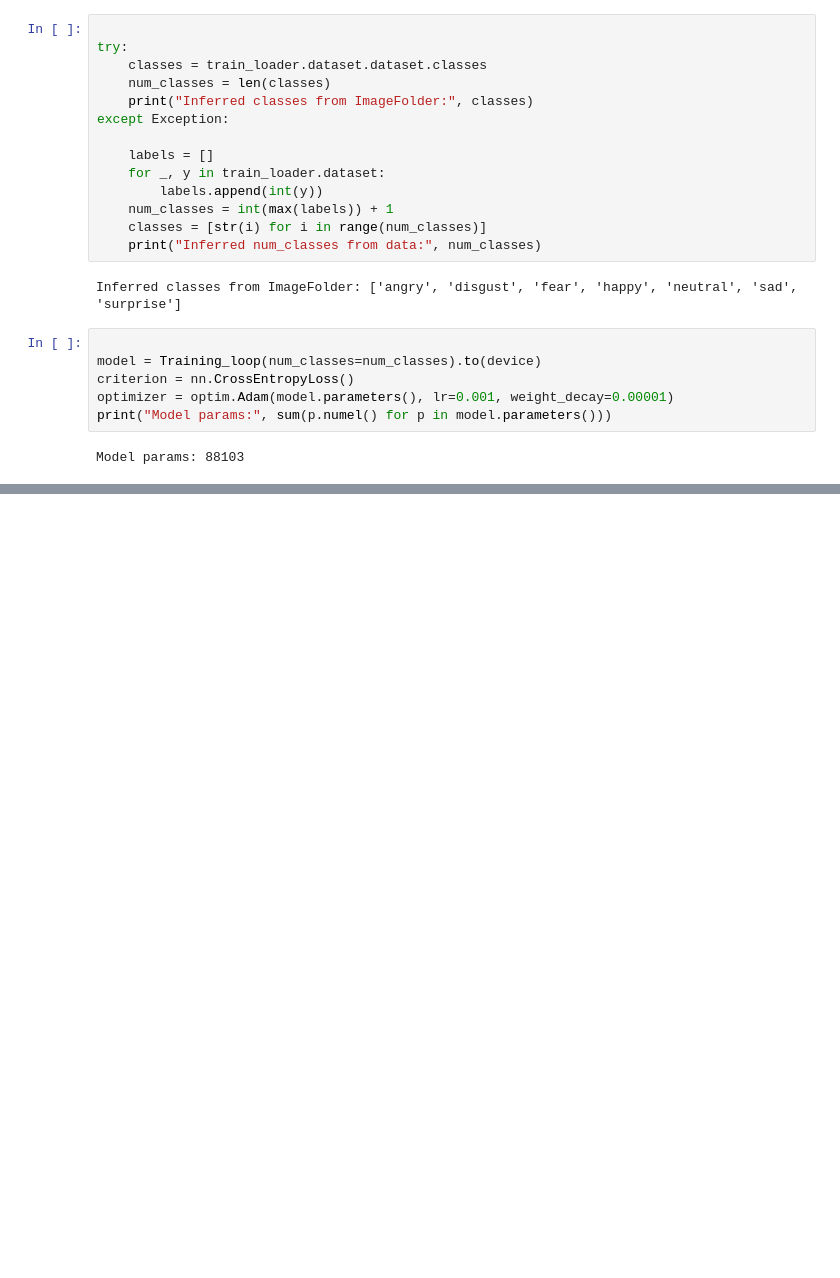
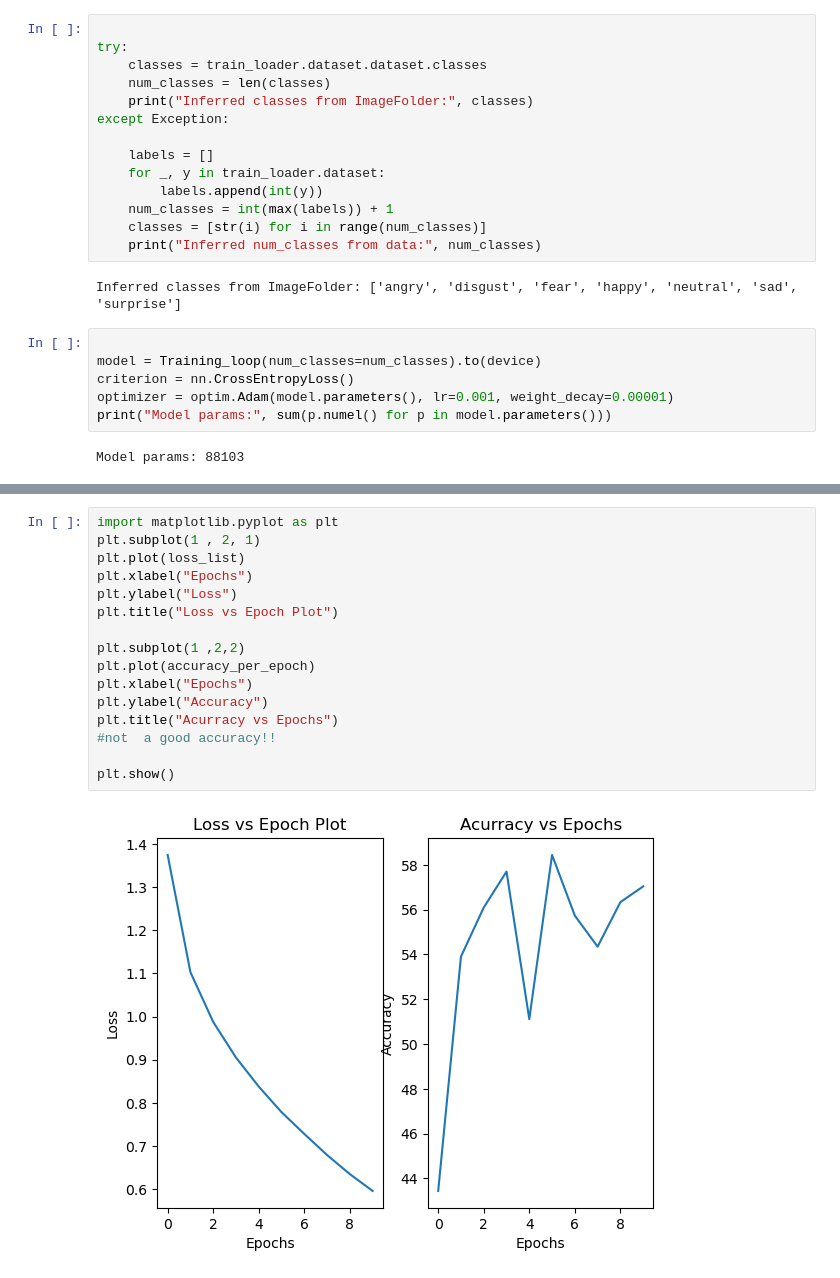
Before and after one commit to lolshark99/Project-Trial-first, a Jupyter notebook: Video_tut.ipynb, the cells around one changed output, grey strips where cells are left out. Saved outputs shown, nothing was run; the diff lists cells and outputs as text; blank space fills up the shorter version.

```diff
--- a/Video_tut.ipynb
+++ b/Video_tut.ipynb
@@ -273,0 +271,18 @@ tensor([4, 5, 0, 3, 4, 3, 0, 5, 4, 2])
+# %%
+import matplotlib.pyplot as plt
+plt.subplot(1 , 2, 1)
+plt.plot(loss_list)
+plt.xlabel("Epochs")
+plt.ylabel("Loss")
+plt.title("Loss vs Epoch Plot")
+
+plt.subplot(1 ,2,2)
+plt.plot(accuracy_per_epoch)
+plt.xlabel("Epochs")
+plt.ylabel("Accuracy")
+plt.title("Acurracy vs Epochs")
+#not  a good accuracy!!
+
+plt.show()
+# %% [output]
+[figure, added]
```
Also changed, not shown: parts of 2 cells of this notebook.
